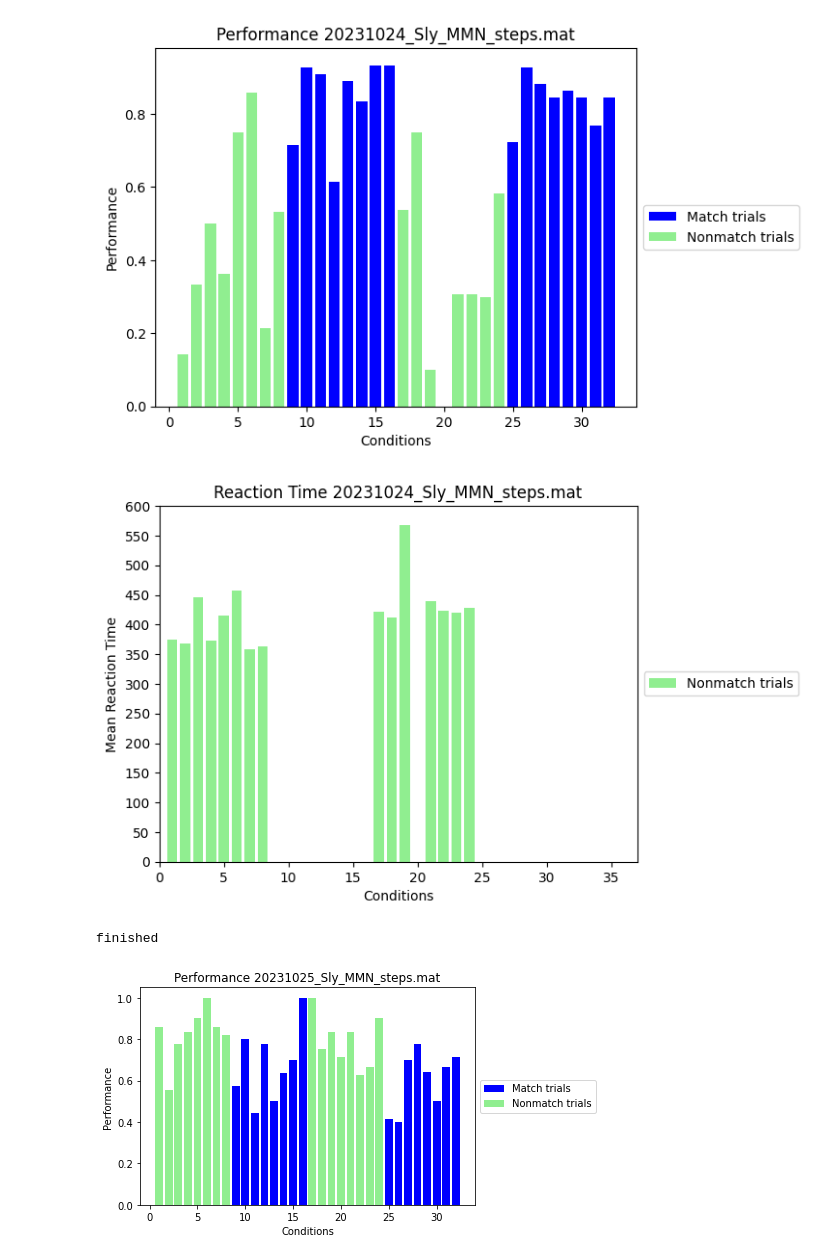
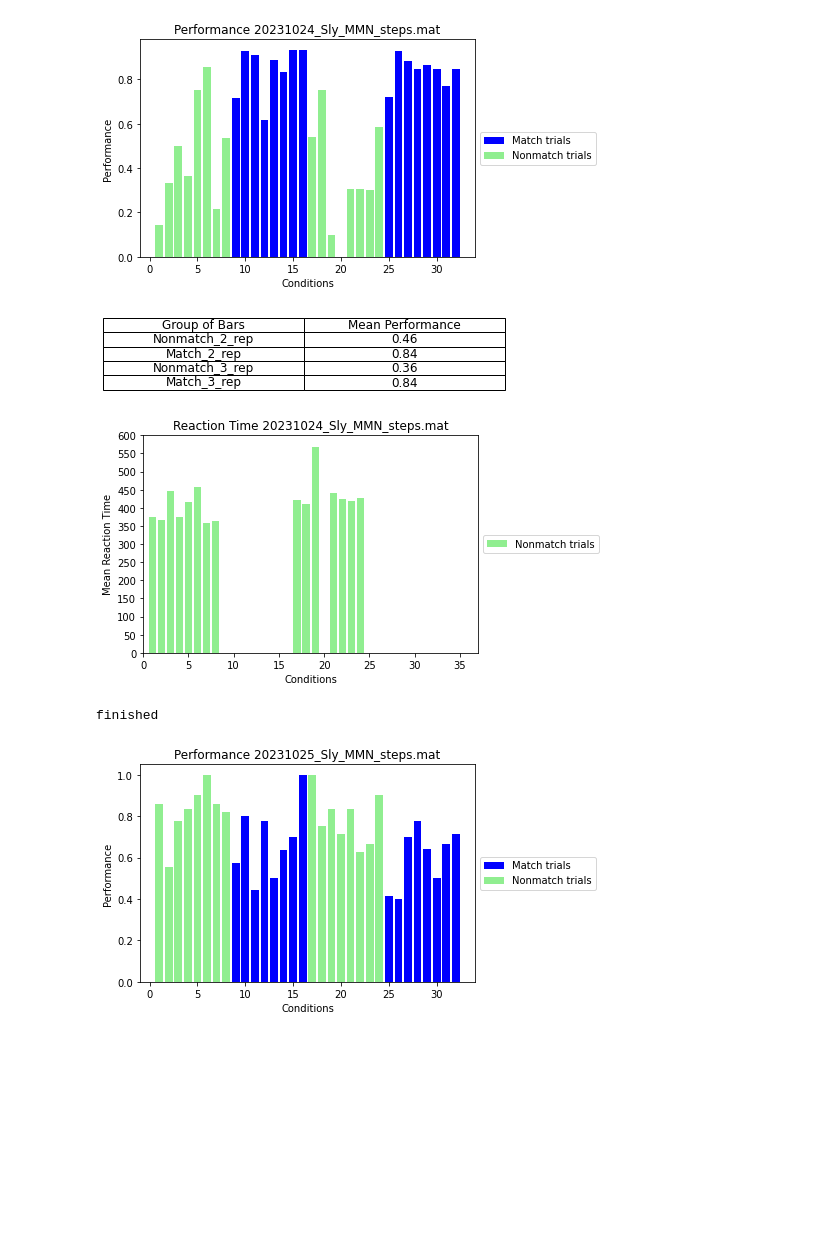
Before and after one commit to Sihai-Li/MMN_analysis, a Jupyter notebook: Plot_beh_performance.ipynb, the cells around one changed output. Cells and saved outputs as stored; diff of their text form; code cells hidden in the pictures; blank space fills up the shorter version.

Commit message:
10302023 performance

```diff
--- a/Plot_beh_performance.ipynb
+++ b/Plot_beh_performance.ipynb
@@ -34,35 +34,66 @@ cond_performance = correct_cond / overall_cond
 # Plotting Performance
 plt.figure()
 plt.bar(range(1, num_cond+1), cond_performance, color='blue', label='Match trials')
 plt.xlabel('Conditions')
 plt.ylabel('Performance')
 plt.title('Performance ' + name)
 
 
 # Change color for specific bars to light green
 plt.bar(range(1, 9), cond_performance[:8], color='lightgreen', label='Nonmatch trials')
 plt.bar(range(17, 25), cond_performance[16:24], color='lightgreen')  # Assuming there are at least 24 conditions
 
 # Move legend outside the figure
 plt.legend(loc='center left', bbox_to_anchor=(1, 0.5))
 
+# Calculate mean performance for different groups of bars
+mean_performance_1_8 = np.mean(cond_performance[:8])
+mean_performance_9_16 = np.mean(cond_performance[8:16])
+mean_performance_17_24 = np.mean(cond_performance[16:24])
+mean_performance_25_32 = np.mean(cond_performance[24:32])
+
+
+# Define the data
+data = {'Group of Bars': ['Nonmatch_2_rep', 'Match_2_rep', 'Nonmatch_3_rep', 'Match_3_rep'],
+        'Mean Performance': [mean_performance_1_8, mean_performance_9_16, mean_performance_17_24, mean_performance_25_32]}
+
+# Create a DataFrame
+df = pd.DataFrame(data)
+
+# Format the 'Mean Performance' column to have only two digits after the decimal point
+df['Mean Performance'] = df['Mean Performance'].apply(lambda x: f'{x:.2f}')
+
+# Create a table
+fig, ax = plt.subplots(figsize=(6, 1)) # Adjust the figsize as needed
+ax.axis('tight')
+ax.axis('off')
+the_table = ax.table(cellText=df.values, colLabels=df.columns, loc='center', cellLoc = 'center')
+
+# Set table properties
+the_table.auto_set_font_size(False)
+the_table.set_fontsize(12)
+the_table.scale(1.2, 1.2) # Adjust the scaling as needed
+
+plt.show()
+
 # Plotting Reaction Time
 plt.figure()
 plt.bar(range(1, num_cond+1), mean_RT, color='lightgreen', label='Nonmatch trials')
 plt.xlabel('Conditions')
 plt.ylabel('Mean Reaction Time')
 plt.title('Reaction Time ' + name)
 
 # Move legend outside the figure
 plt.legend(loc='center left', bbox_to_anchor=(1, 0.5))
 plt.xlim(0, 37)
 plt.yticks(range(0, 601, 50))
 plt.show()
 
 print('finished')
 # %% [output]
-[figure, old version]
+[figure, new version]
-[figure, old version]
+[figure, new version]
+[figure, added]
 finished
 # %%
 import numpy as np
```
Also changed, not shown: parts of 3 cells of this notebook.
